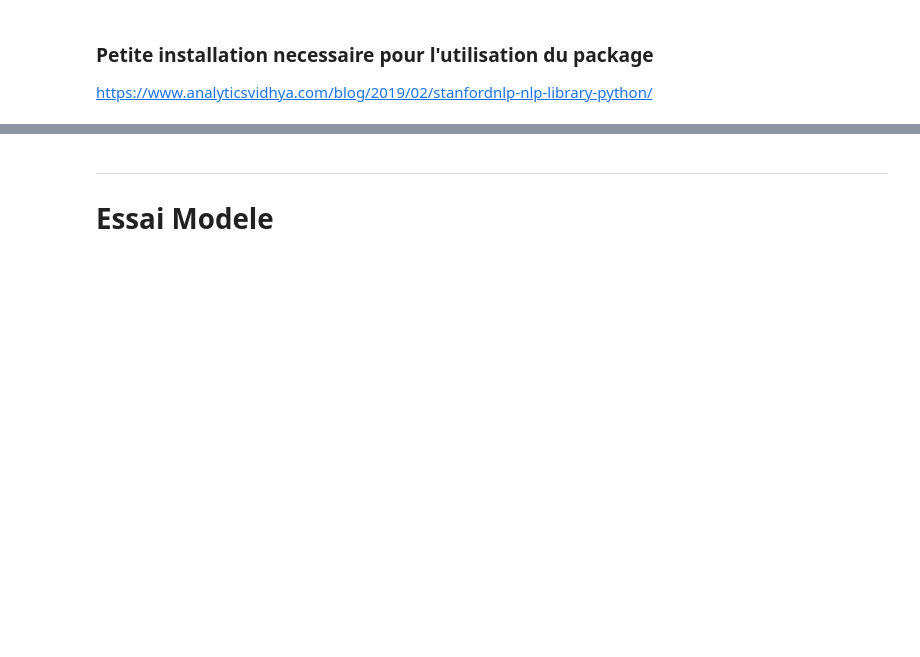
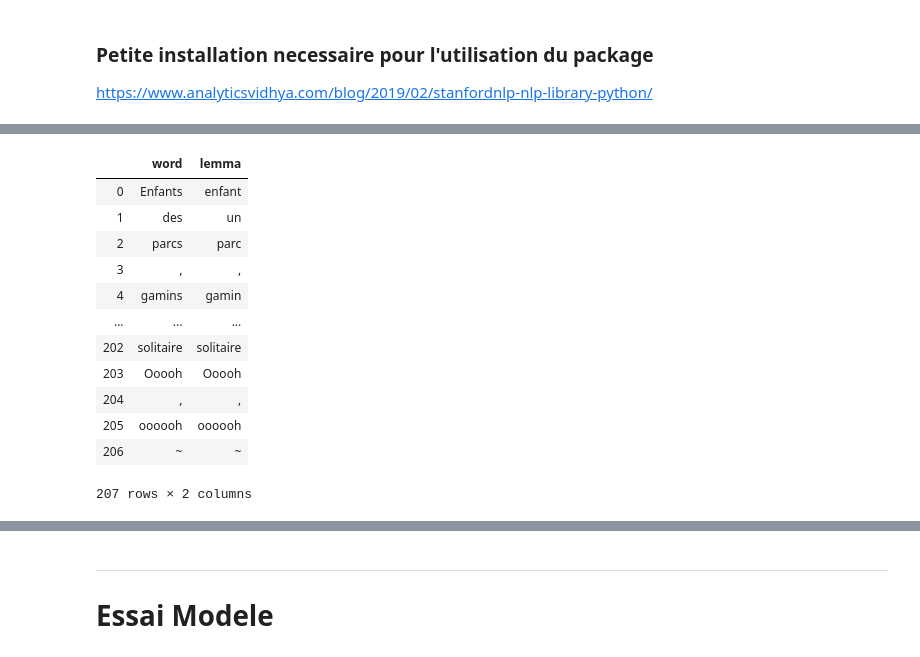
Before and after one commit to SylvainPovia/NiceLyrics, a Jupyter notebook: Analyse_Text_StanfordNLP.ipynb, the cells around one changed output, grey strips where cells are left out. Cells and saved outputs as stored; diff of their text form; code cells hidden in the pictures; blank space fills up the shorter version.

Commit message:
Model + Scrapping
Test de Stanfordnlp et RandomForest

```diff
--- a/Analyse_Text_StanfordNLP.ipynb
+++ b/Analyse_Text_StanfordNLP.ipynb
@@ -76,5 +80,5 @@ Cleaning up...Done.
 # %%
-nlp = stanfordnlp.Pipeline(lang="fr",processors = "tokenize,mwt,lemma,pos")
+nlp = stanfordnlp.Pipeline(lang="fr",processors='tokenize,mwt,pos,lemma,depparse')
 # %% [output]
 Use device: gpu
 ---
@@ -118,0 +123,30 @@ for i in range(len(doc.sentences)):
+# %%
+import pandas as pd
+
+#extract lemma
+def extract_lemma(doc):
+    parsed_text = {'word':[], 'lemma':[]}
+    for sent in doc.sentences:
+        for wrd in sent.words:
+            #extract text and lemma
+            parsed_text['word'].append(wrd.text)
+            parsed_text['lemma'].append(wrd.lemma)
+    #return a dataframe
+    return pd.DataFrame(parsed_text)
+
+#call the function on doc
+extract_lemma(doc)
+# %% [output]
+|  | word | lemma |
+| 0 | Enfants | enfant |
+| 1 | des | un |
+| 2 | parcs | parc |
+| 3 | , | , |
+| 4 | gamins | gamin |
+| ... | ... | ... |
+| 202 | solitaire | solitaire |
+| 203 | Ooooh | Ooooh |
+| 204 | , | , |
+| 205 | oooooh | oooooh |
+| 206 | ~ | ~ |
+207 rows × 2 columns
```
Also changed, not shown: parts of 18 cells of this notebook, 3 other files.
